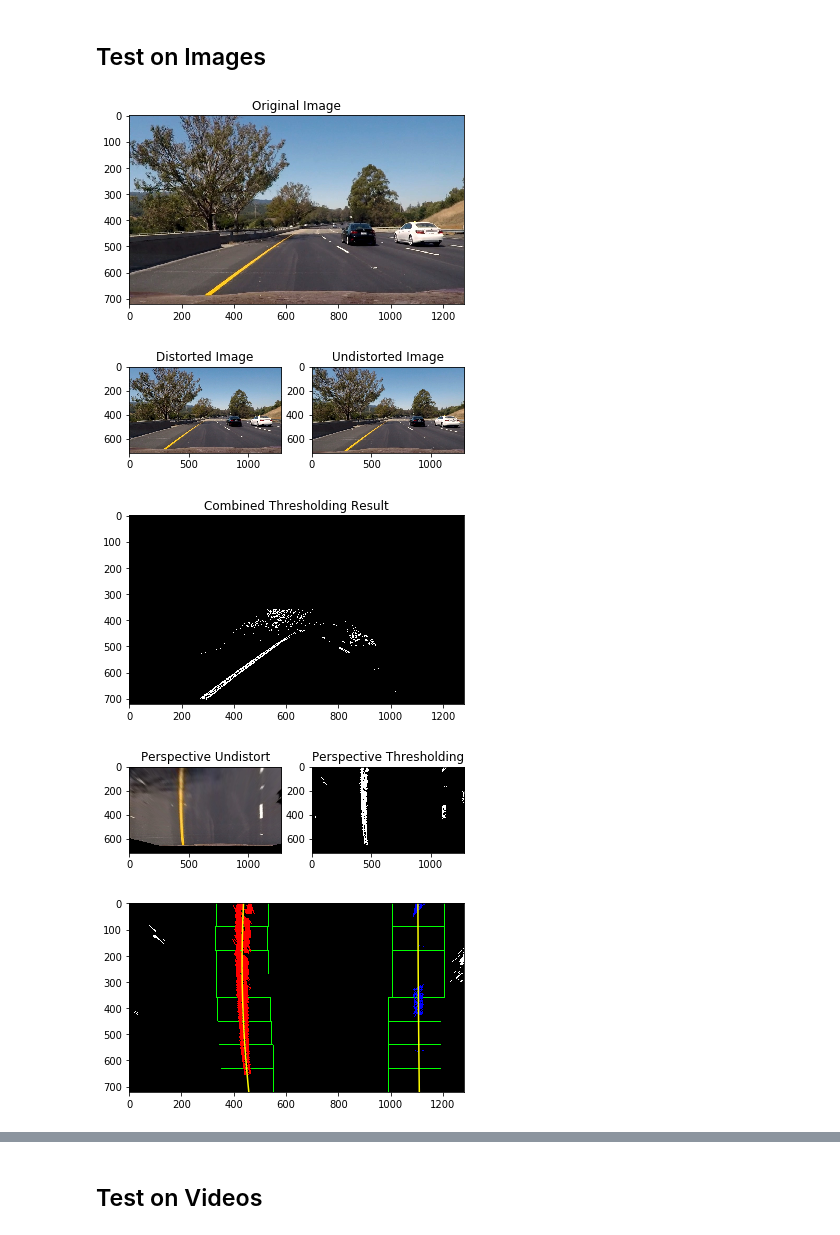
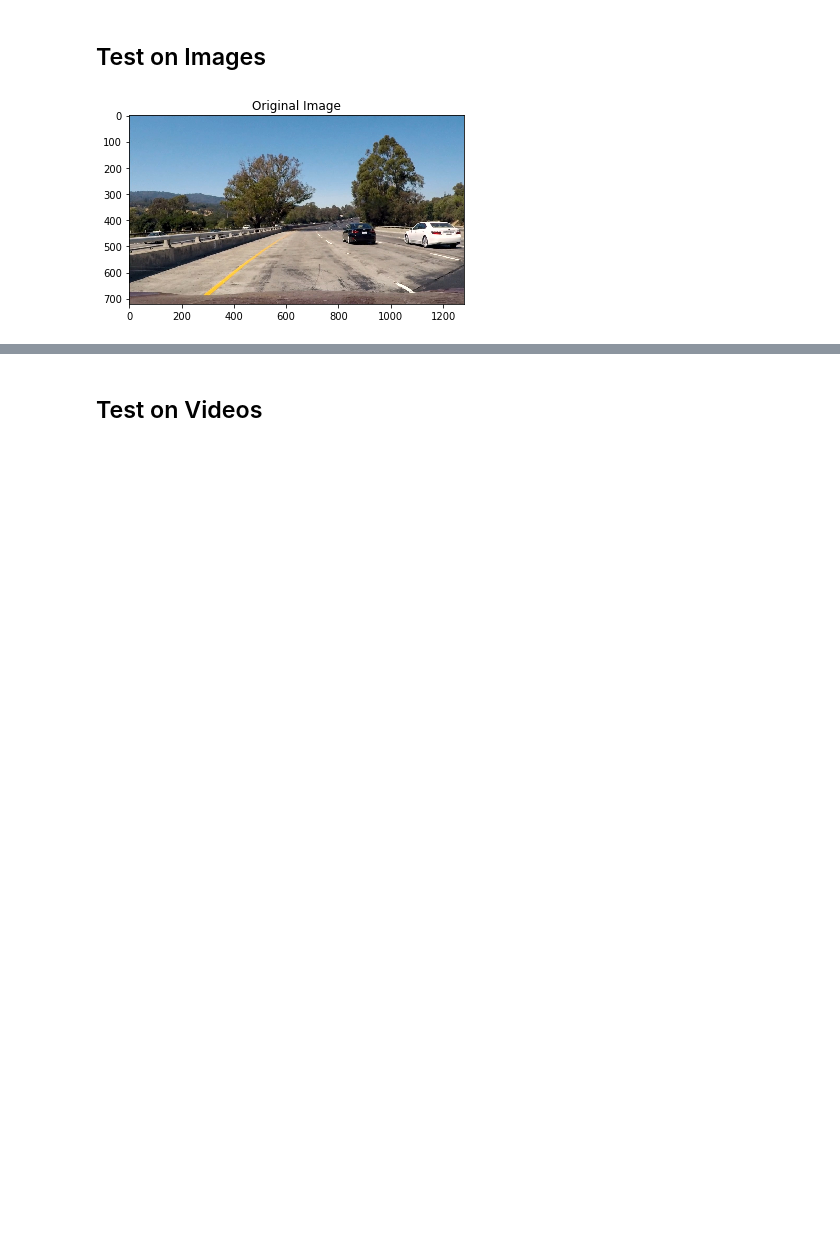
Before and after one commit to SomeshDaga/Advanced-Lane-Finding, a Jupyter notebook: solution.ipynb, the cells around one changed output, grey strips where cells are left out. Drawn from its saved outputs; the diff is of its cells as text; code cells hidden in the pictures; blank space fills up the shorter version.

```diff
--- a/solution.ipynb
+++ b/solution.ipynb
@@ -363,15 +390,11 @@ def processImage(img):
 # %% [markdown]
 ## Test on Images
 # %%
-image = './test_images/test6.jpg'
+image = './test_images/test1.jpg'
 image = mpimg.imread(image)
 plt.figure()
 plt.title('Original Image')
 plt.imshow(image)
 thresholded_img = processImage(image)
 # %% [output]
-[figure, old version]
+[figure, new version]
-[figure, removed]
-[figure, removed]
-[figure, removed]
-[figure, removed]
```
Also changed, not shown: parts of 3 cells of this notebook, 5 other files.
